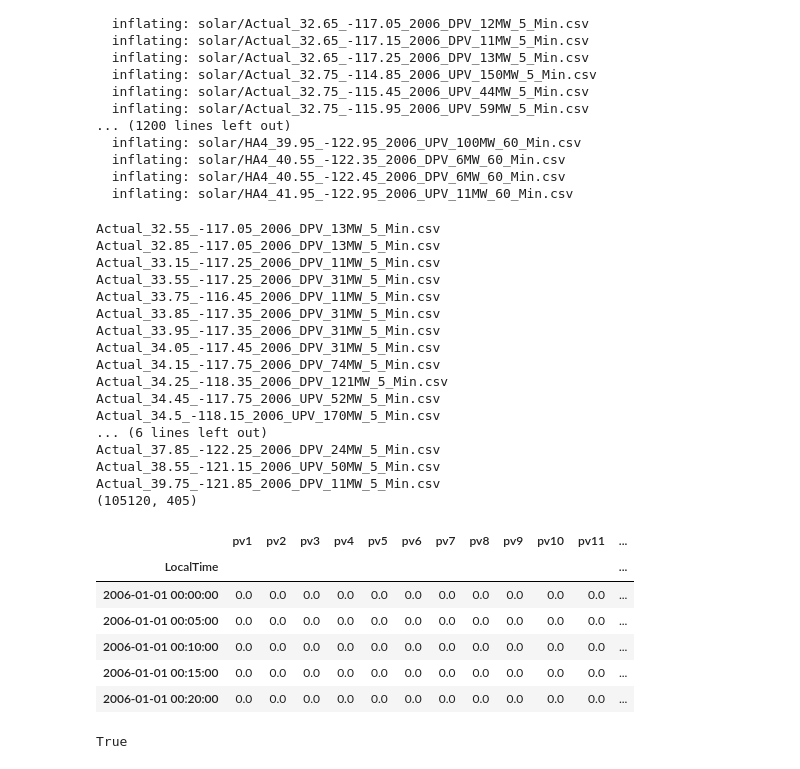
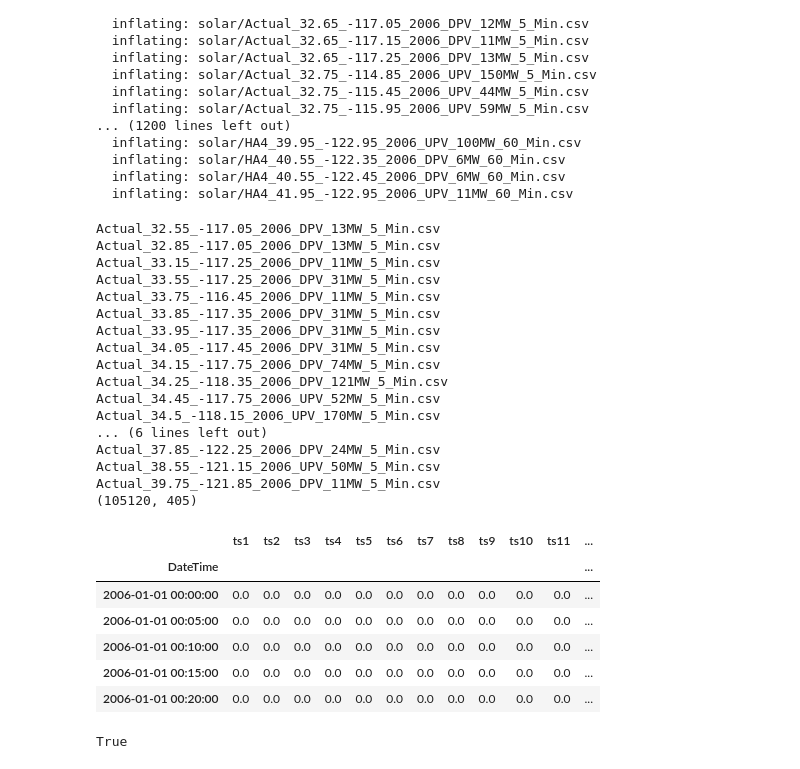
Before and after one commit to AidanCooper/forecasting, a Jupyter notebook: datasets/california-solar-power.ipynb, the cells around one changed output. Drawn from its saved outputs; the diff is of its cells as text; code cells hidden in the pictures.

```diff
--- a/datasets/california-solar-power.ipynb
+++ b/datasets/california-solar-power.ipynb
@@ -49,37 +49,38 @@ df = pd.DataFrame()
 for i, file in enumerate(os.listdir('solar')):
     if str(file).startswith('Actual'):
         if i % 20 == 0:
             print(file)
         if len(df) == 0:
             df = pd.read_csv('solar/' + str(file), index_col='LocalTime', parse_dates=True)
-            df.columns = ['pv1']
+            df.index.names = ['DateTime']
+            df.columns = ['ts1']
         else:
             single_df = pd.read_csv('solar/' + str(file))
-            name = 'pv%s' % str(df.shape[1] + 1)
+            name = 'ts%s' % str(df.shape[1] + 1)
             df[name] = single_df['Power(MW)'].values
             del(single_df)
 print(df.shape)
 df.head()
 # %% [output]
 Actual_32.55_-117.05_2006_DPV_13MW_5_Min.csv
 Actual_32.85_-117.05_2006_DPV_13MW_5_Min.csv
 Actual_33.15_-117.25_2006_DPV_11MW_5_Min.csv
 Actual_33.55_-117.25_2006_DPV_31MW_5_Min.csv
 Actual_33.75_-116.45_2006_DPV_11MW_5_Min.csv
 Actual_33.85_-117.35_2006_DPV_31MW_5_Min.csv
 Actual_33.95_-117.35_2006_DPV_31MW_5_Min.csv
 Actual_34.05_-117.45_2006_DPV_31MW_5_Min.csv
 Actual_34.15_-117.75_2006_DPV_74MW_5_Min.csv
 Actual_34.25_-118.35_2006_DPV_121MW_5_Min.csv
 Actual_34.45_-117.75_2006_UPV_52MW_5_Min.csv
 Actual_34.5_-118.15_2006_UPV_170MW_5_Min.csv
 ... (6 lines left out)
 Actual_37.85_-122.25_2006_DPV_24MW_5_Min.csv
 Actual_38.55_-121.15_2006_UPV_50MW_5_Min.csv
 Actual_39.75_-121.85_2006_DPV_11MW_5_Min.csv
 (105120, 405)
-|  | pv1 | pv2 | pv3 | pv4 | pv5 | pv6 | pv7 | pv8 | pv9 | pv10 | pv11 | ... |
-| LocalTime |  |  |  |  |  |  |  |  |  |  |  | ... |
+|  | ts1 | ts2 | ts3 | ts4 | ts5 | ts6 | ts7 | ts8 | ts9 | ts10 | ts11 | ... |
+| DateTime |  |  |  |  |  |  |  |  |  |  |  | ... |
 | 2006-01-01 00:00:00 | 0.0 | 0.0 | 0.0 | 0.0 | 0.0 | 0.0 | 0.0 | 0.0 | 0.0 | 0.0 | 0.0 | ... |
 | 2006-01-01 00:05:00 | 0.0 | 0.0 | 0.0 | 0.0 | 0.0 | 0.0 | 0.0 | 0.0 | 0.0 | 0.0 | 0.0 | ... |
 | 2006-01-01 00:10:00 | 0.0 | 0.0 | 0.0 | 0.0 | 0.0 | 0.0 | 0.0 | 0.0 | 0.0 | 0.0 | 0.0 | ... |
```
Also changed, not shown: parts of 1 cell of this notebook, 1 other file.
